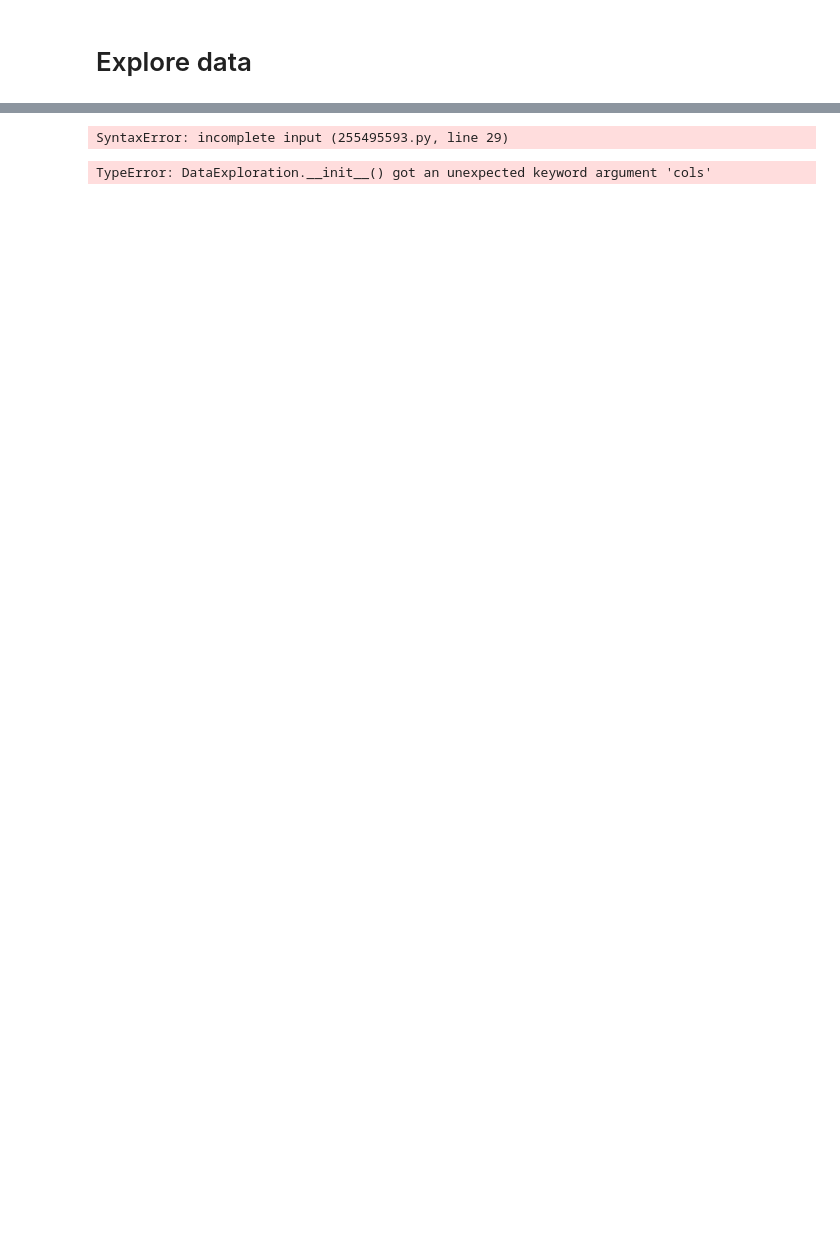
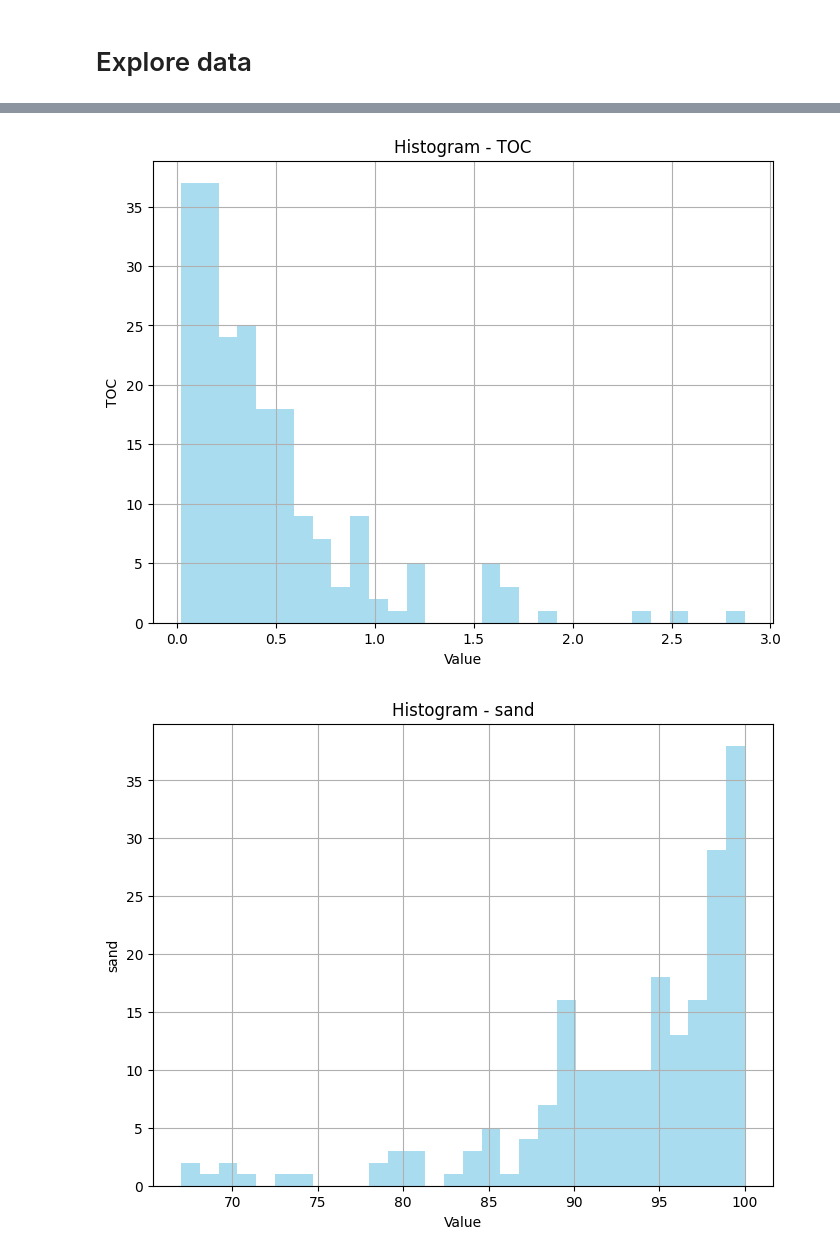
Before and after one commit to reutkeller/ML_projects, a Jupyter notebook: nbs/data_exploration.ipynb, the cells around one changed output, grey strips where cells are left out. Cells and saved outputs as stored; diff of their text form; code cells hidden in the pictures; blank space fills up the shorter version.

```diff
--- a/nbs/data_exploration.ipynb
+++ b/nbs/data_exploration.ipynb
@@ -24,10 +32,12 @@ class DataExploration():
   def __init__(self,
                path_to_data : str , #path to read the data the will be analyzied
                cols_for_analysis: list , # list with columns to be analysed
+               gt_col : str , #name of the ground truth column
                ):
 
 
     self.cols_for_analysis = cols_for_analysis
+    self.gt_col = gt_col
 
     # read the dataframe
     try:
@@ -36,6 +46,12 @@ class DataExploration():
     except Exception as e:
       error_str = CONST.ERROR_READ_DF + str(e)
       print(error_str)
+
+
+    for col in self.cols_for_analysis:
+
+      self._generate_histogram_(col_name = col)
+
 
 
   def _generate_histogram_(self,
@@ -51,13 +67,15 @@ class DataExploration():
 
     plt.title(CONST.TITLE_HIST + col_name)
     plt.xlabel(CONST.X_LABEL_HIST)
-    plt.ylabel(CONST.Y_LABEL_HIST)
+    plt.ylabel(col_name)
     plt.grid(CONST.TO_GRID)
+    plt.show()
+
+
+  def _scatter_plots_gt_(self):
-# %% [output]
-SyntaxError: incomplete input (255495593.py, line 29)
 # %%
-instance = DataExploration(path_to_data= r"D:\git\ML_projects\nbs\data\resampled_sen2.csv",
-                           cols_to_analyse = ['TOC'])
-instance.df
+instance = DataExploration(path_to_data= r"D:\git\ML_projects\nbs\data\resampled_sen2_v1.csv",
+                           cols_for_analysis = ['TOC' ,'sand','silt','clay'])
 # %% [output]
-TypeError: DataExploration.__init__() got an unexpected keyword argument 'cols'
+[figure, added]
+[figure, added]
```
Also changed, not shown: parts of 5 cells of this notebook, 1 other file.
